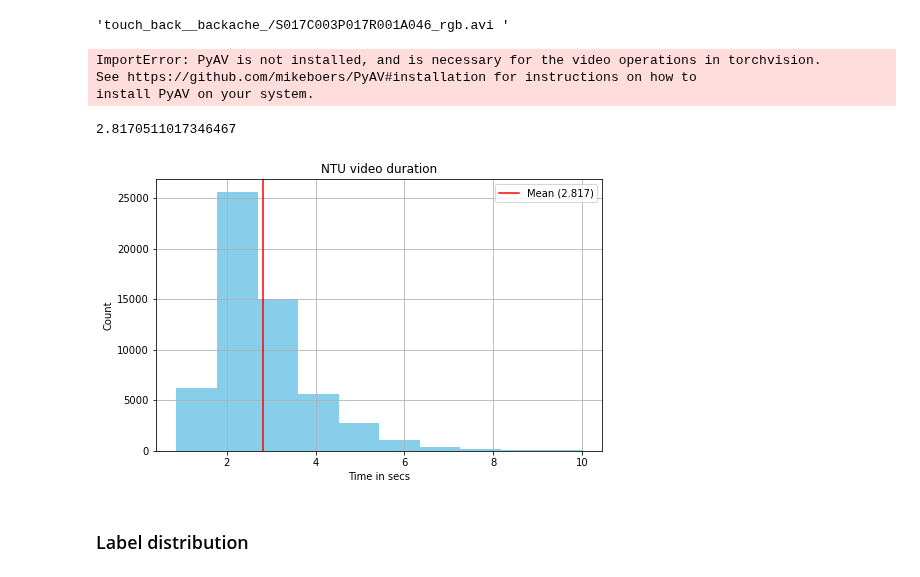
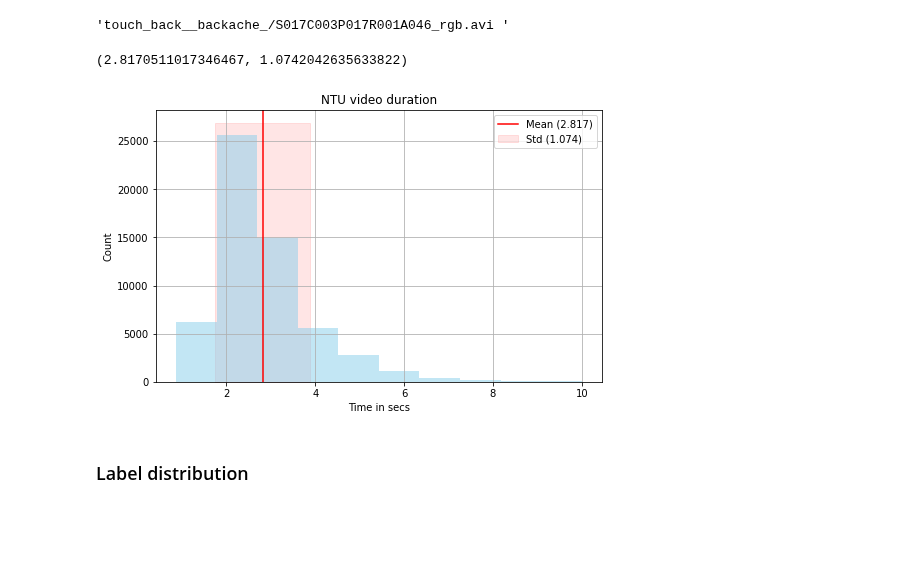
Before and after one commit to bpiyush/ViDA-SSL, a Jupyter notebook: misc/dataset-stats/ntu.ipynb, the cells around one changed output. Drawn from its saved outputs; the diff is of its cells as text; code cells hidden in the pictures; blank space fills up the shorter version.

```diff
--- a/misc/dataset-stats/ntu.ipynb
+++ b/misc/dataset-stats/ntu.ipynb
@@ -19,11 +20,14 @@ from torchvision.io import read_video_timestamps
 
 from utils.io import load_json, load_txt
 # %%
-# DATA_DIR = "/ssd/fmthoker/ntu/"
-DATA_DIR = "../../data/NTU/"
+DATA_DIR = "/ssd/fmthoker/ntu/"
+# DATA_DIR = "../../data/NTU/"
 # %%
-train_split_path = join(DATA_DIR, "splits/ntu_60_cross_subject_TrainTestlist/trainlist01.txt")
-test_split_path = join(DATA_DIR, "splits/ntu_60_cross_subject_TrainTestlist/testlist01.txt")
+# train_split_path = join(DATA_DIR, "splits/ntu_60_cross_subject_TrainTestlist/trainlist01.txt")
+# test_split_path = join(DATA_DIR, "splits/ntu_60_cross_subject_TrainTestlist/testlist01.txt")
+
+train_split_path = join(DATA_DIR, "ntu_60_annotations/ntu_60_cross_subject_TrainTestlist/trainlist01.txt")
+test_split_path = join(DATA_DIR, "ntu_60_annotations/ntu_60_cross_subject_TrainTestlist/testlist01.txt")
 # %%
 train_split = load_txt(train_split_path)
 test_split = load_txt(test_split_path)
@@ -51,27 +55,24 @@ for v in tqdm(combined, desc="Extracting video durations"):
     frame_ids, fps = read_video_timestamps(video_path)
     duration = len(frame_ids) / fps
     durations.append(duration)
-# %% [output]
-ImportError: PyAV is not installed, and is necessary for the video operations in torchvision.
-See https://github.com/mikeboers/PyAV#installation for instructions on how to
-install PyAV on your system.
 # %%
-np.mean(durations)
+np.mean(durations), np.std(durations)
 # %% [output]
-2.8170511017346467
+(2.8170511017346467, 1.0742042635633822)
 # %%
 fig, ax = plt.subplots(1, 1, figsize=(8, 5))
-ax.hist(durations, color="skyblue")
+ax.hist(durations, color="skyblue", alpha=0.5)
 ax.grid()
 ax.set_title("NTU video duration")
 ax.set_xlabel("Time in secs")
 ax.set_ylabel("Count")
 ax.axvline(x=np.mean(durations), color="red", label=f"Mean ({np.mean(durations):.3f})")
+ax.fill_betweenx(ax.get_ylim(), np.mean(durations) - np.std(durations), np.mean(durations) + np.std(durations), alpha=0.1, color="red", label=f"Std ({np.std(durations):.3f})")
 ax.legend()
 
 plt.show()
 # %% [output]
-[figure, old version]
+[figure, new version]
 # %% [markdown]
 ### Label distribution
 # %%
```
Also changed, not shown: parts of 1 cell of this notebook.
